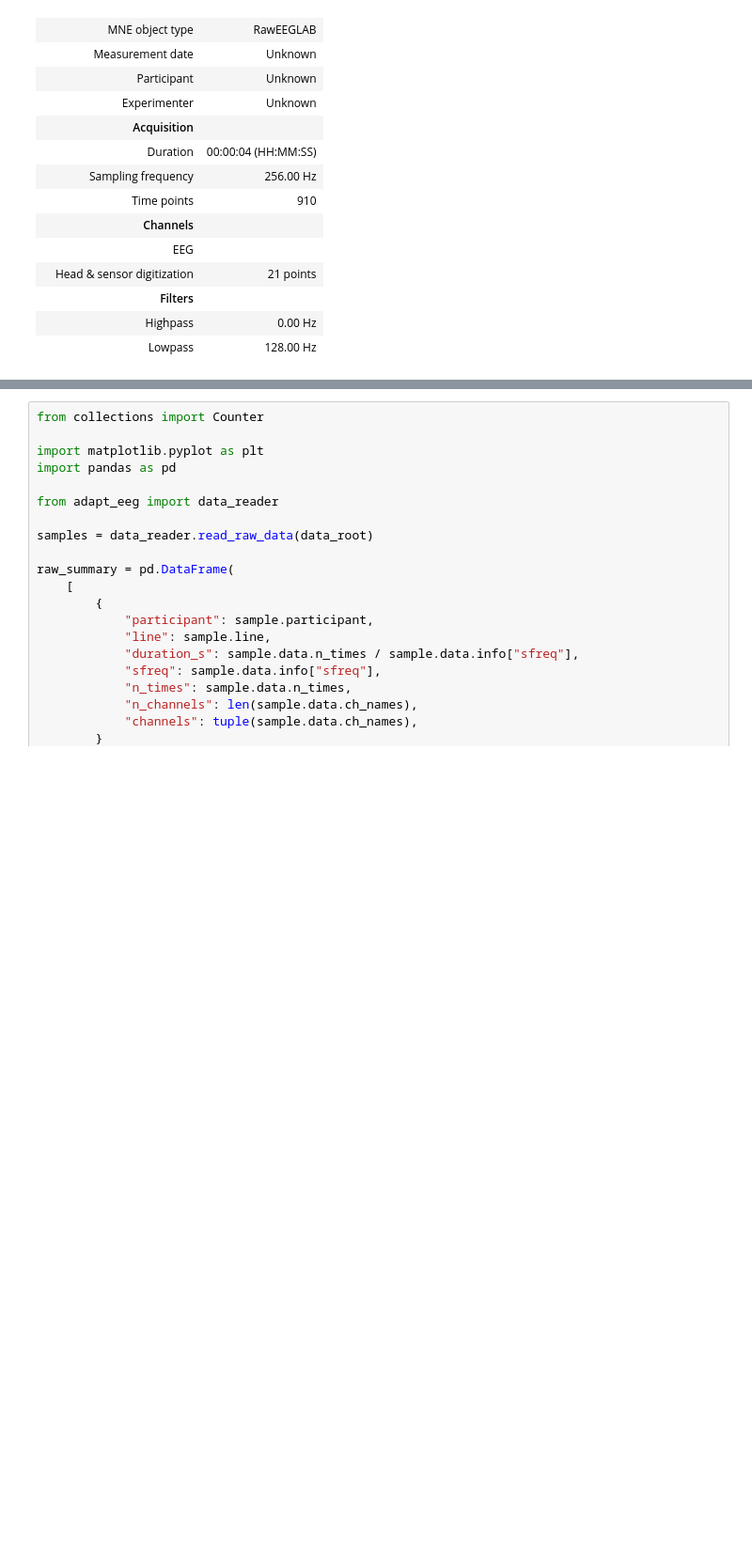
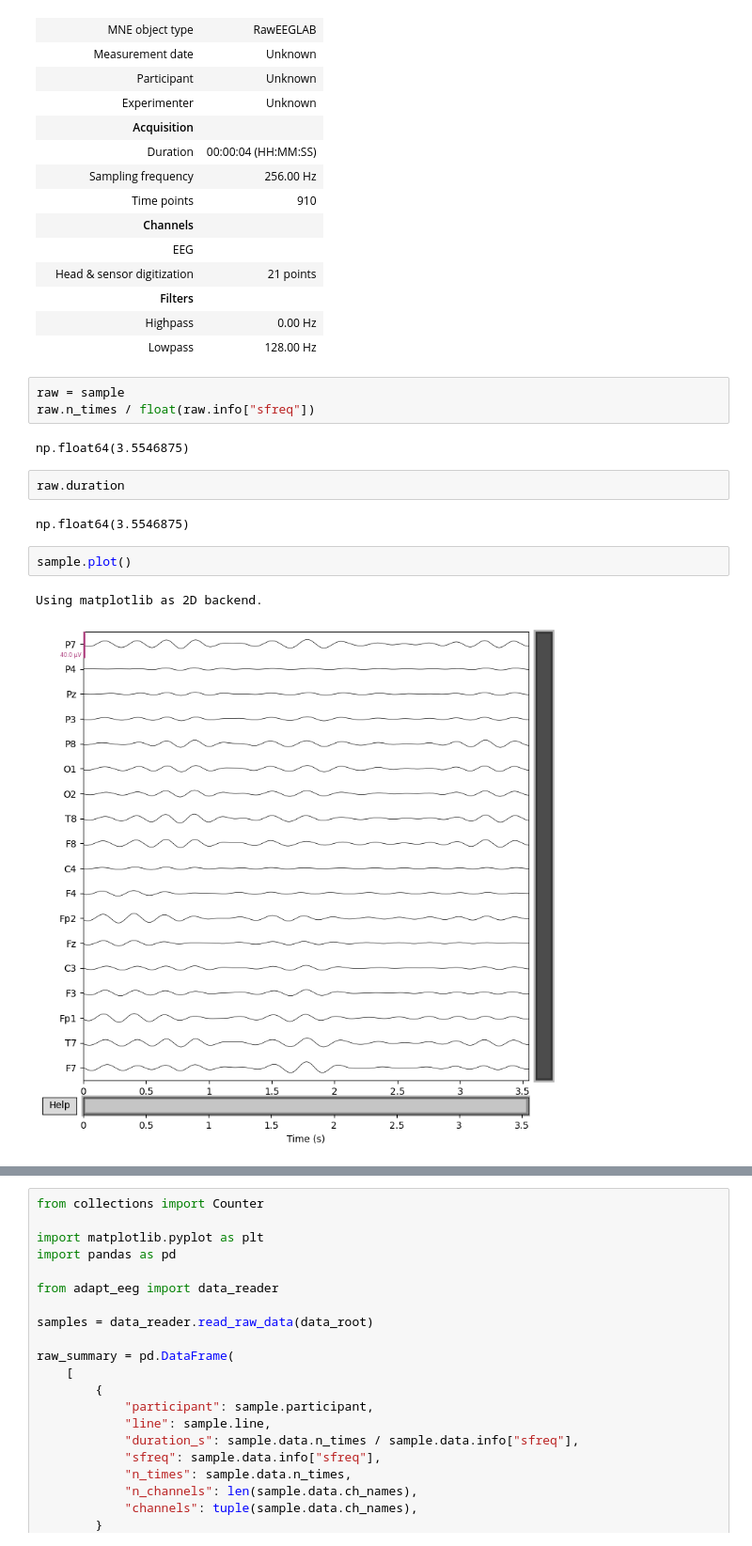
Before and after one commit to BuiHoangTu/adapt.eeg-neural-entrainment, a Jupyter notebook: notebooks/5.explore_v2.ipynb, the cells around one changed output, grey strips where cells are left out. Shown at 94% size. Drawn from its saved outputs; the diff is of its cells as text; blank space fills up the shorter version.

```diff
--- a/notebooks/5.explore_v2.ipynb
+++ b/notebooks/5.explore_v2.ipynb
@@ -59,3 +59,17 @@ sample
 |  | Filters |  |
 |  | Highpass | 0.00 Hz |
 |  | Lowpass | 128.00 Hz |
+# %%
+raw = sample
+raw.n_times / float(raw.info["sfreq"])
+# %% [output]
+np.float64(3.5546875)
+# %%
+raw.duration
+# %% [output]
+np.float64(3.5546875)
+# %%
+sample.plot()
+# %% [output]
+Using matplotlib as 2D backend.
+[figure, added]
```
Also changed, not shown: parts of 3 cells of this notebook, 4 other files.
